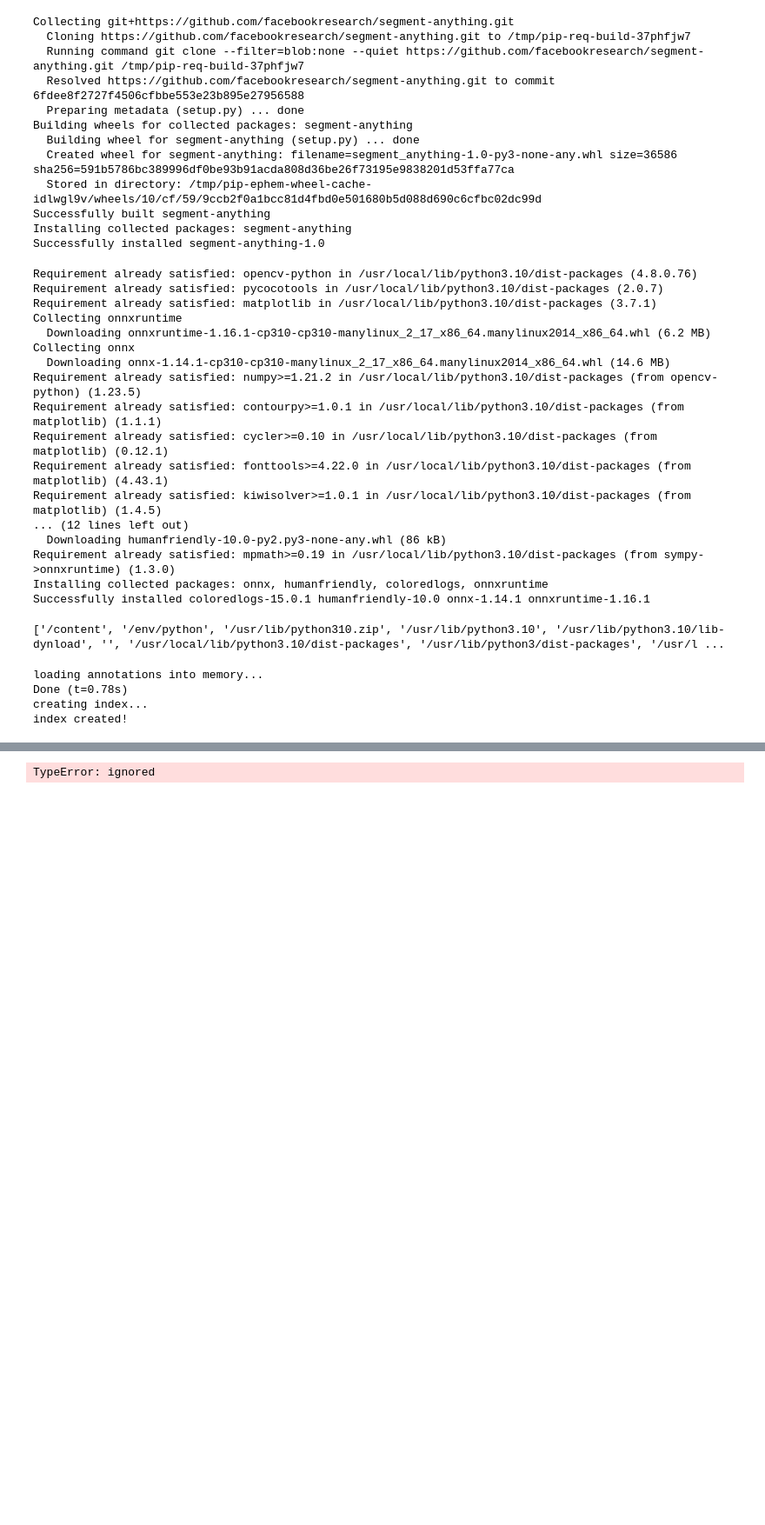
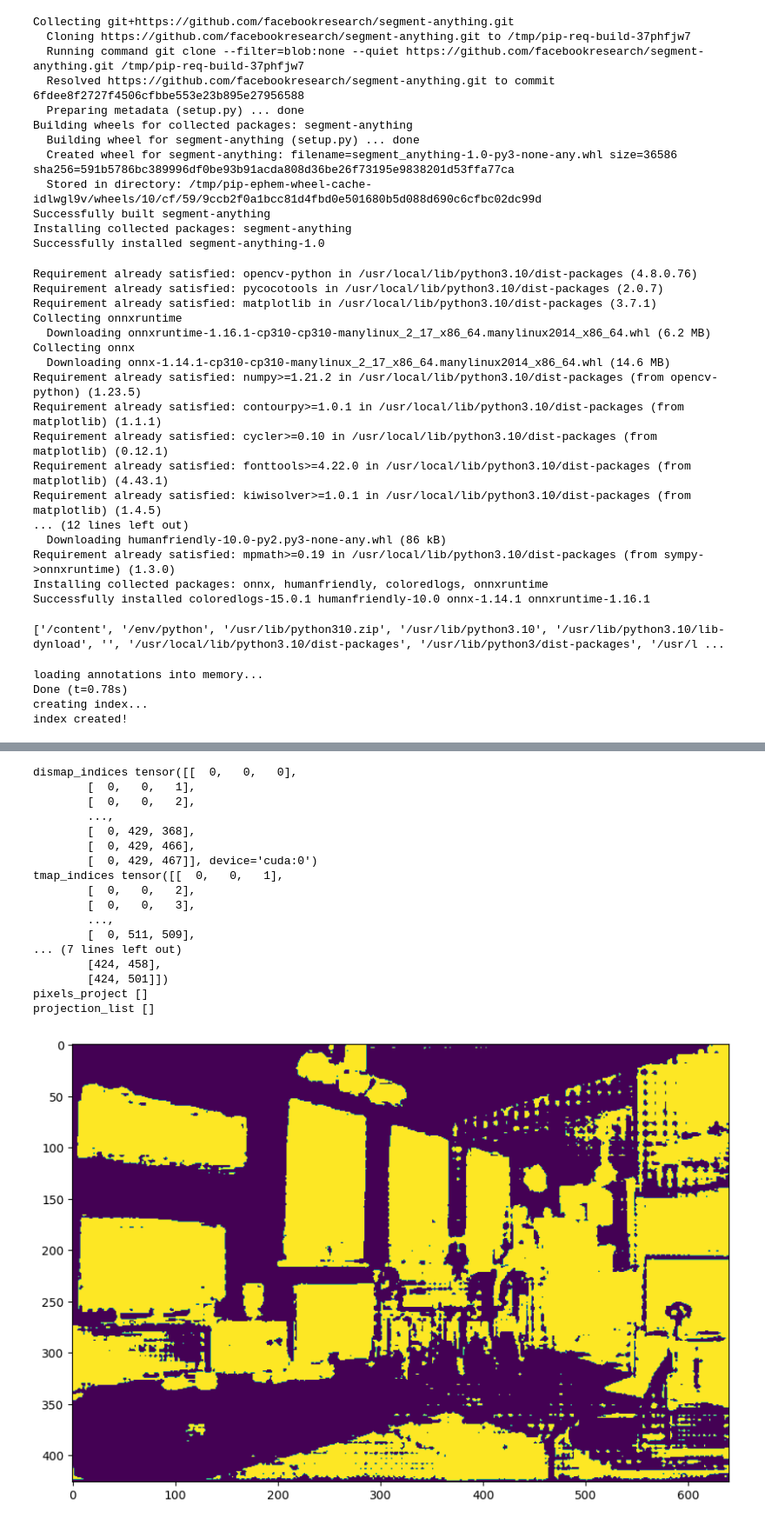
Before and after one commit to kujiwa/testIncolab, a Jupyter notebook: samHawp/test.ipynb, the cells around one changed output, grey strips where cells are left out. Shown at 87% size. Saved outputs shown, nothing was run; the diff lists cells and outputs as text; code cells hidden in the pictures; blank space fills up the shorter version.

```diff
--- a/samHawp/test.ipynb
+++ b/samHawp/test.ipynb
@@ -385,11 +385,15 @@ multimask_output=True,
     #!! 可以不用遍历
     # 1.筛距离：选出dismap中距离<指定像素点 的索引
     dismap_indices=torch.nonzero(dismap < 4.0) #(limited_pixel_num,2)
+    print('dismap_indices',dismap_indices)
     # 2.筛分配线段
     #用dismap_indices中的值作为索引，访问tmap的值并保留值不为-1的索引值和元素值
     tmap_indices = torch.nonzero(tmap != -1)
+    print('tmap_indices',tmap_indices)
     # 3.筛mask像素点
-    mask_img_indices = torch.nonzero(merged_mask != 0)
+    merged_mask_tensor=torch.from_numpy(merged_mask)
+    mask_img_indices = torch.nonzero(merged_mask_tensor != 0)
+    print('mask_img_indices',mask_img_indices)
     #三个索引序列求交集
     # 将张量看作是集合
     set_dis = set(map(tuple, dismap_indices.tolist()))
@@ -397,31 +401,50 @@ multimask_output=True,
     set_mask = set(map(tuple, mask_img_indices.tolist()))
     #4.求交集，交集为需要投影到线段上的像素点坐标
     pixels_project = list(map(list, set_dis & set_tmap & set_mask))
+    print('pixels_project',pixels_project)
     #[(1, 2), (5, 6)]
     #5.取出投影点对应的直线坐标
     #通过访问tmap找到pixel对应的线段标号，根据线段标号从ndarray中取出线段坐标，并保存在list中
     lines_list=[]
     for i,j in pixels_project:
         line_index=tmap[i][j]
         x1,y1,x2,y2=lines[line_index]
         lines_list.append([(x1, y1),(x2,y2)])
     #6.将mask像素点投影到线段上
     #6.1 求出所有线段投影点（可以考虑使用cuda，放到afm里面算）
     projection_list=project_to_line(pixels_project,lines_list)
+    print('projection_list',projection_list)
     #6.2 批量改变像素值 所有线段投影点变为mask 原mask像素点变0
     result_merged_mask=merged_mask
     for x, y in projection_list:
         result_merged_mask[int(round(y)), int(round(x))] = 255
     for x, y in pixels_project:
         result_merged_mask[y, x] = 0
     # visualize the image using Matplotlib
     plt.imshow(result_merged_mask)
     plt.show()
     plt.imshow(merged_mask)
     plt.show()
     break#测试一张图
 # %% [output]
 [figure]
 [figure]
 [figure]
-TypeError: ignored
+dismap_indices tensor([[  0,   0,   0],
+        [  0,   0,   1],
+        [  0,   0,   2],
+        ...,
+        [  0, 429, 368],
+        [  0, 429, 466],
+        [  0, 429, 467]], device='cuda:0')
+tmap_indices tensor([[  0,   0,   1],
+        [  0,   0,   2],
+        [  0,   0,   3],
+        ...,
+        [  0, 511, 509],
+... (7 lines left out)
+        [424, 458],
+        [424, 501]])
+pixels_project []
+projection_list []
+[figure, added]
```
Also changed, not shown: parts of 1 cell of this notebook.
